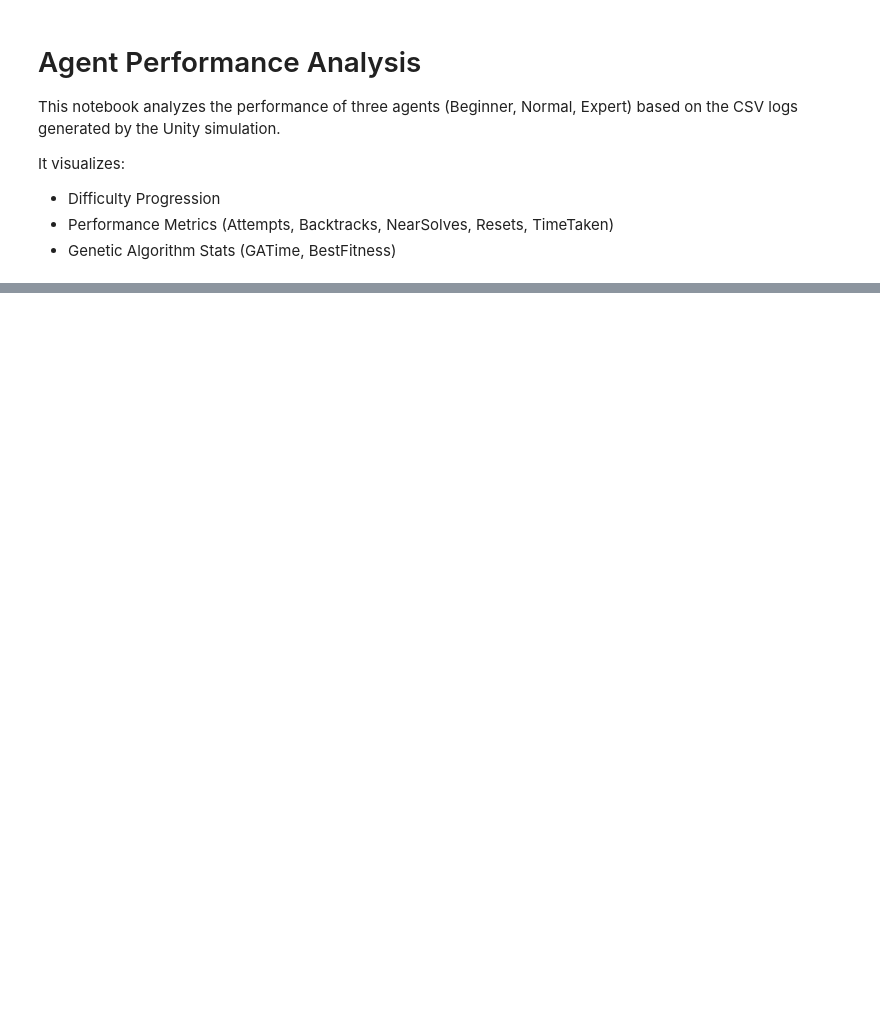
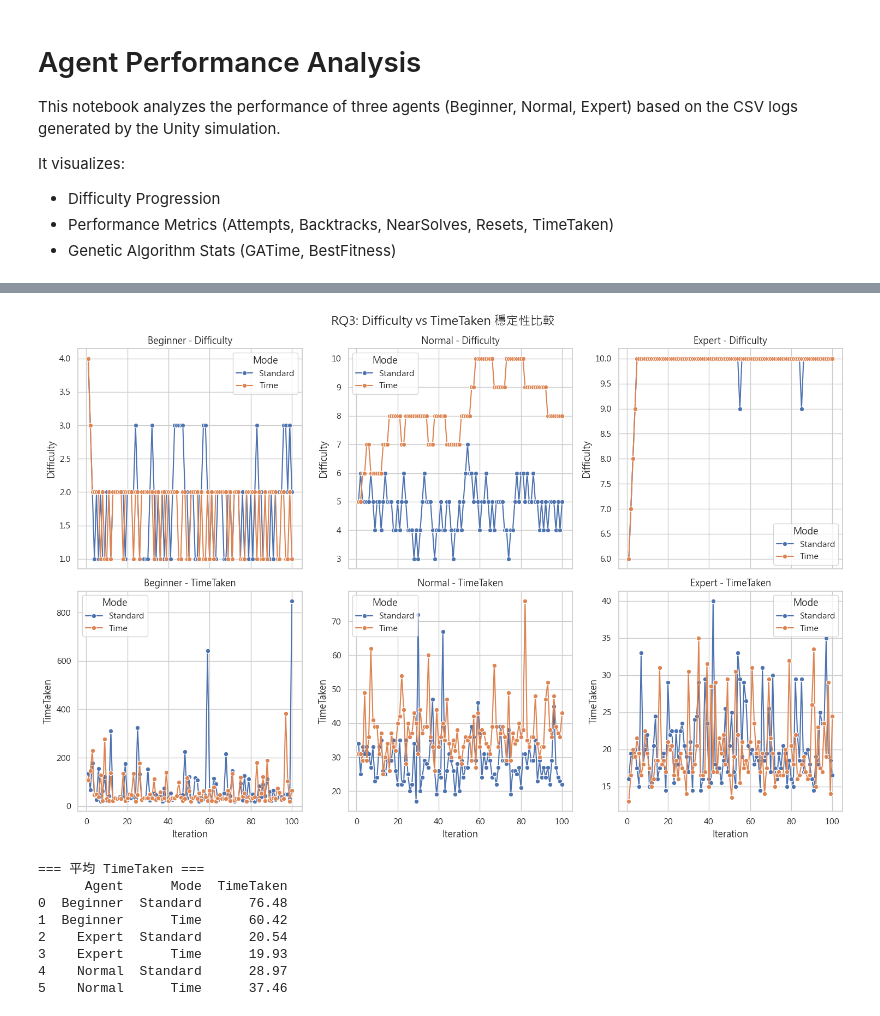
Before and after one commit to senba1000m3/MetaheuristicFinal, a Jupyter notebook: Analysis.ipynb, the cells around one changed output, grey strips where cells are left out. Saved outputs shown, nothing was run; the diff lists cells and outputs as text; code cells hidden in the pictures; blank space fills up the shorter version.

```diff
--- a/Analysis.ipynb
+++ b/Analysis.ipynb
@@ -83,0 +263,47 @@ else:
+# %%
+comp_df = df[df['Mode'].isin(['Standard', 'Time'])]
+
+agents = comp_df['Agent'].unique()
+n_agents = len(agents)
+
+fig, axes = plt.subplots(2, n_agents, figsize=(5*n_agents, 10), sharex='col')
+
+# 如果只有一個 Agent，需要把 axes 當成 2x1 的 list
+if n_agents == 1:
+    axes = np.array([axes]).reshape(2, 1)
+
+# --- 上面 Difficulty ---
+for i, agent in enumerate(agents):
+    ax = axes[0, i]
+    sns.lineplot(data=comp_df[comp_df['Agent'] == agent],
+                 x="Iteration", y="Difficulty", hue="Mode",
+                 marker="o", ax=ax)
+    ax.set_title(f"{agent} - Difficulty")
+    ax.legend().set_title("Mode")
+
+# --- 下面 TimeTaken ---
+for i, agent in enumerate(agents):
+    ax = axes[1, i]
+    sns.lineplot(data=comp_df[comp_df['Agent'] == agent],
+                 x="Iteration", y="TimeTaken", hue="Mode",
+                 marker="o", ax=ax)
+    ax.set_title(f"{agent} - TimeTaken")
+    ax.legend().set_title("Mode")
+
+fig.suptitle("RQ3: Difficulty vs TimeTaken 穩定性比較", fontsize=16, y=0.98)
+plt.tight_layout()
+plt.show()
+
+avg_time = comp_df.groupby(['Agent', 'Mode'])['TimeTaken'].mean().reset_index()
+print("=== 平均 TimeTaken ===")
+print(avg_time)
+# %% [output]
+[figure, added]
+=== 平均 TimeTaken ===
+      Agent      Mode  TimeTaken
+0  Beginner  Standard      76.48
+1  Beginner      Time      60.42
+2    Expert  Standard      20.54
+3    Expert      Time      19.93
+4    Normal  Standard      28.97
+5    Normal      Time      37.46
```
Also changed, not shown: parts of 8 cells of this notebook, 46 other files.
